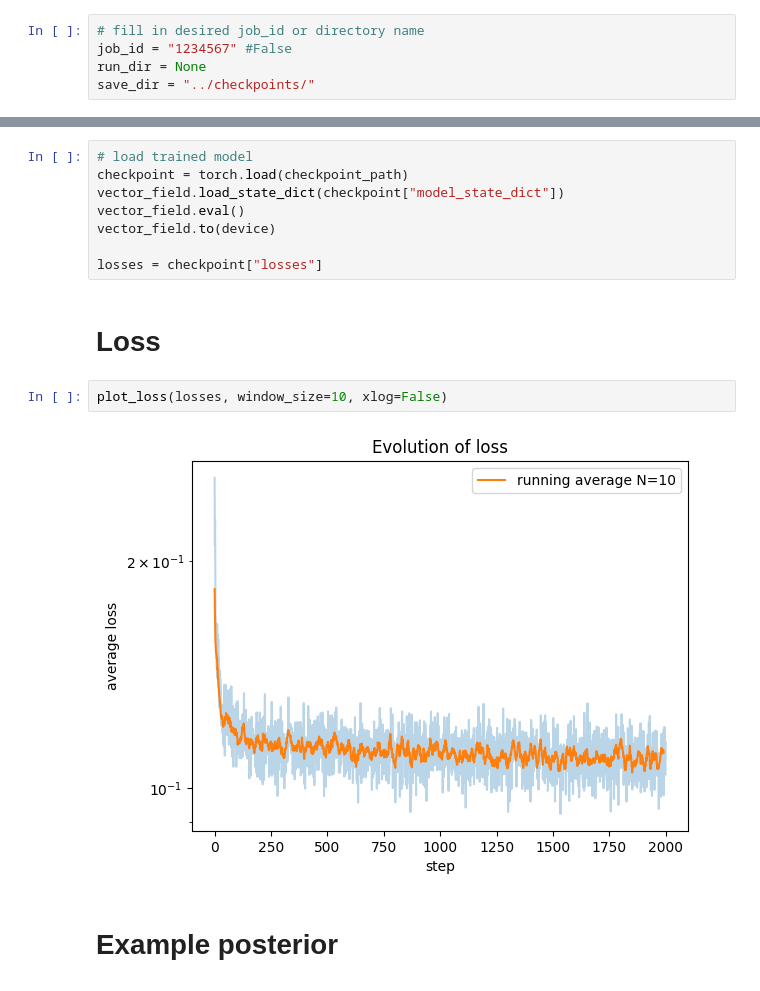
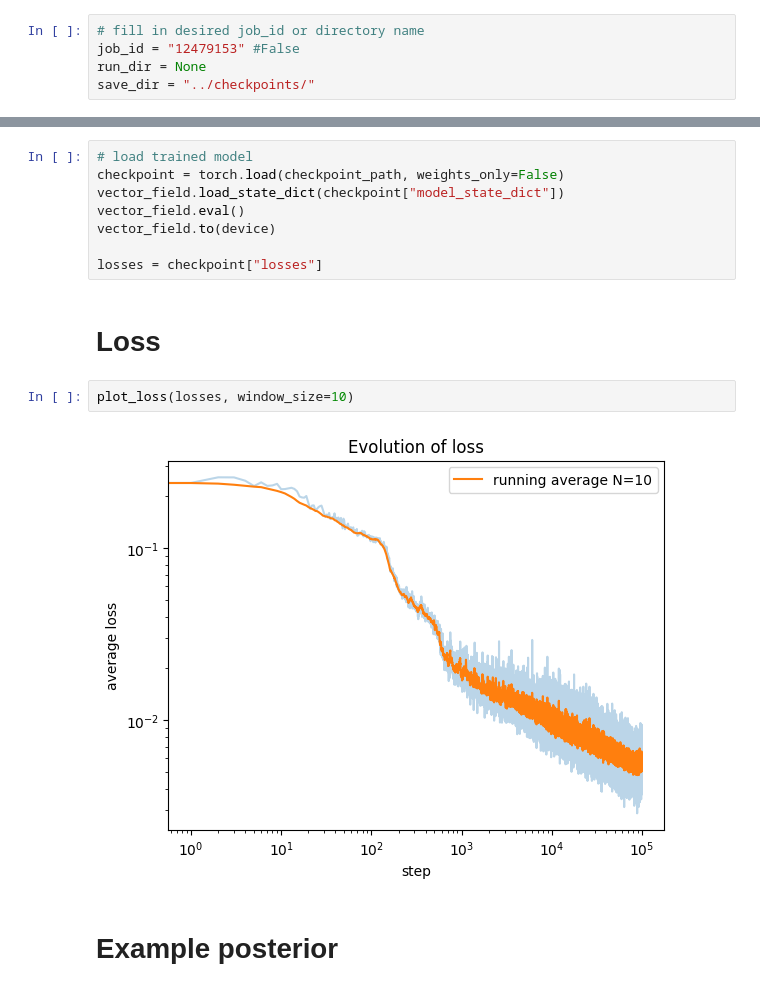
Before and after one commit to Ninavd/FRB-flow, a Jupyter notebook: notebooks/FM_evaluate_model.ipynb, the cells around one changed output, grey strips where cells are left out. Cells and saved outputs as stored; diff of their text form.

```diff
--- a/notebooks/FM_evaluate_model.ipynb
+++ b/notebooks/FM_evaluate_model.ipynb
@@ -44,7 +44,7 @@ THETA_ENCODERS = {
 }
 # %%
 # fill in desired job_id or directory name
-job_id = "1234567" #False
+job_id = "12479153" #False
 run_dir = None
 save_dir = "../checkpoints/"
 # %%
@@ -77,7 +77,7 @@ def empty_model_from_config(path):
 vector_field = empty_model_from_config(config_path)
 # %%
 # load trained model
-checkpoint = torch.load(checkpoint_path)
+checkpoint = torch.load(checkpoint_path, weights_only=False)
 vector_field.load_state_dict(checkpoint["model_state_dict"])
 vector_field.eval()
 vector_field.to(device)
@@ -86,9 +86,9 @@ losses = checkpoint["losses"]
 # %% [markdown]
 # Loss
 # %%
-plot_loss(losses, window_size=10, xlog=False)
+plot_loss(losses, window_size=10)
 # %% [output]
-[figure, old version]
+[figure, new version]
 # %% [markdown]
 # Example posterior
 # %%
```
Also changed, not shown: parts of 4 cells of this notebook.
